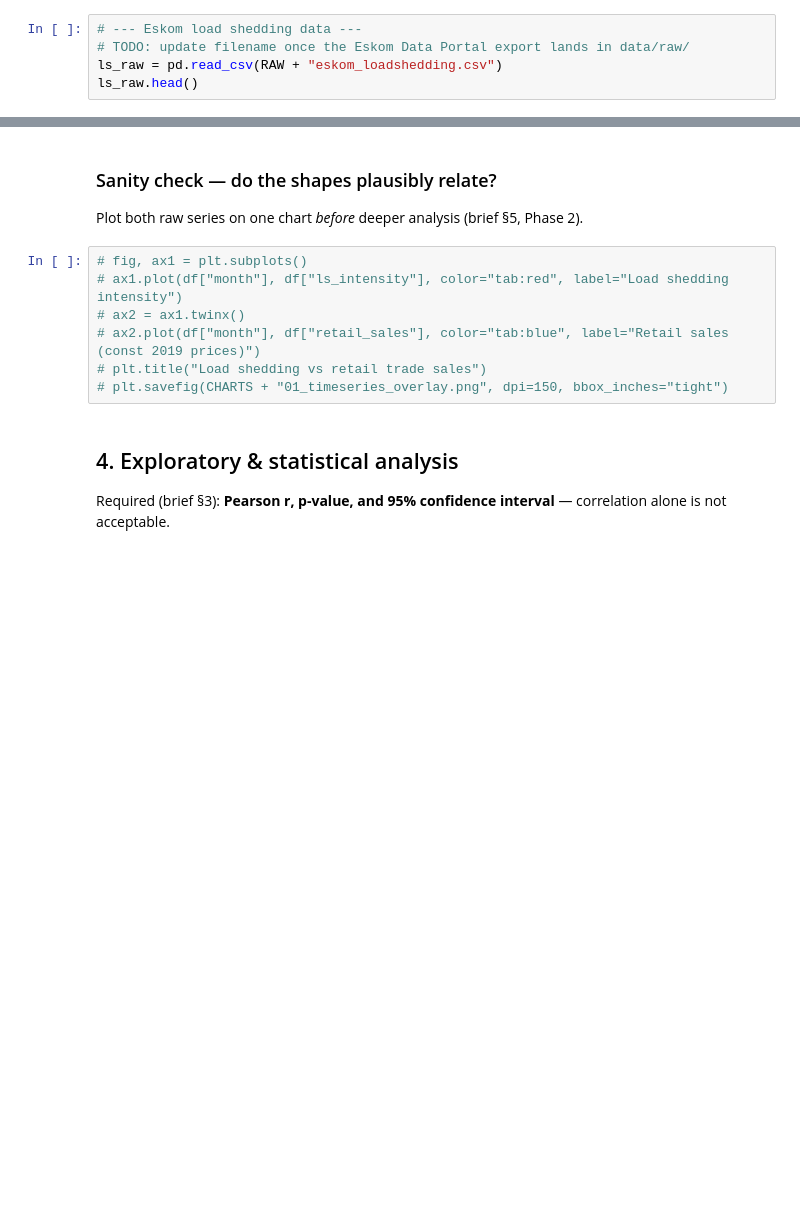
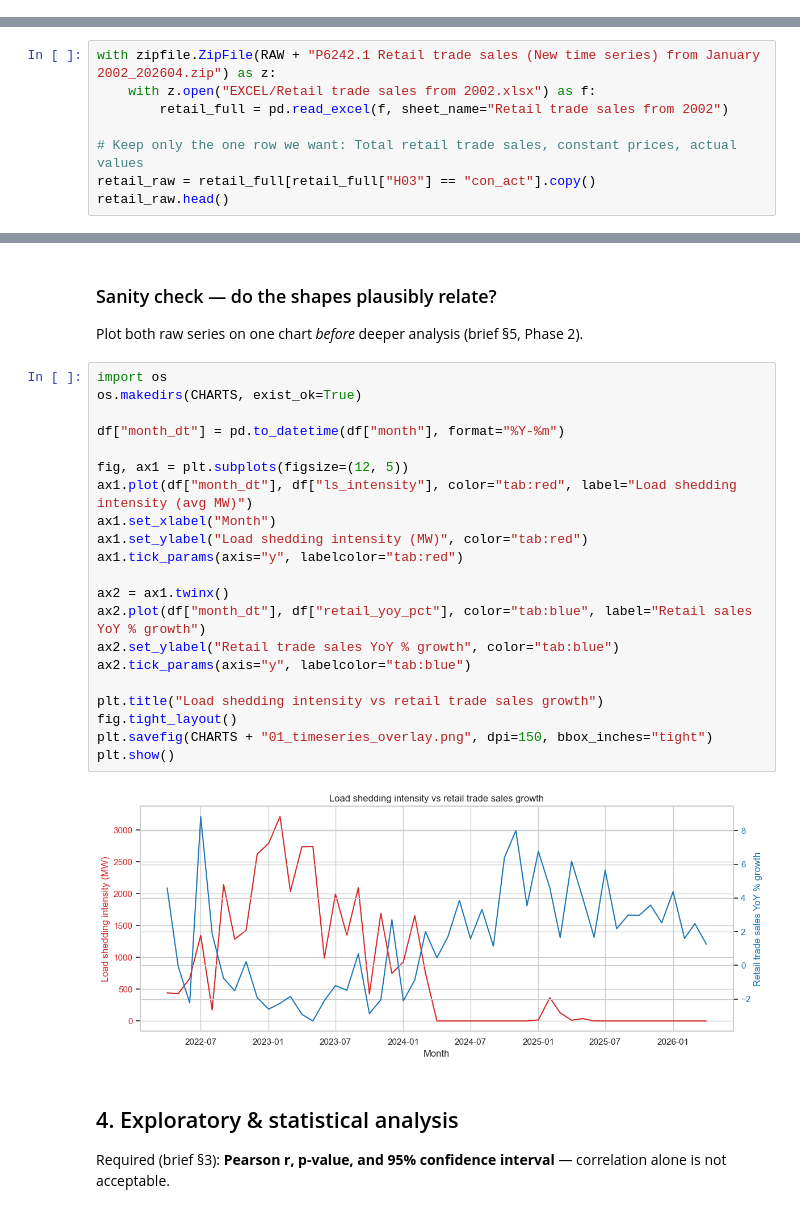
Before and after one commit to Don4chnge/loadshedding-economy, a Jupyter notebook: notebooks/01_loadshedding_economy_analysis.ipynb, the cells around one changed output, grey strips where cells are left out. Cells and saved outputs as stored; diff of their text form; blank space fills up the shorter version.

```diff
--- a/notebooks/01_loadshedding_economy_analysis.ipynb
+++ b/notebooks/01_loadshedding_economy_analysis.ipynb
@@ -29,8 +170,3 @@ CHARTS = "../charts/"
 - **Stats SA P6242.1** — retail trade sales at constant 2019 prices, monthly
 
 > Assumption log: we start with retail trade sales as the single economic indicator (brief §4.2) and monthly granularity, since retail data is monthly.
-# %%
-# --- Eskom load shedding data ---
-# TODO: update filename once the Eskom Data Portal export lands in data/raw/
-ls_raw = pd.read_csv(RAW + "eskom_loadshedding.csv")
-ls_raw.head()
@@ -41,0 +200,8 @@ retail_raw.head()
+# %%
+with zipfile.ZipFile(RAW + "P6242.1 Retail trade sales (New time series) from January 2002_202604.zip") as z:
+    with z.open("EXCEL/Retail trade sales from 2002.xlsx") as f:
+        retail_full = pd.read_excel(f, sheet_name="Retail trade sales from 2002")
+
+# Keep only the one row we want: Total retail trade sales, constant prices, actual values
+retail_raw = retail_full[retail_full["H03"] == "con_act"].copy()
+retail_raw.head()
@@ -56,12 +258,28 @@ import sys; sys.path.append("../src")
 ### Sanity check — do the shapes plausibly relate?
 Plot both raw series on one chart *before* deeper analysis (brief §5, Phase 2).
 # %%
-# fig, ax1 = plt.subplots()
-# ax1.plot(df["month"], df["ls_intensity"], color="tab:red", label="Load shedding intensity")
-# ax2 = ax1.twinx()
-# ax2.plot(df["month"], df["retail_sales"], color="tab:blue", label="Retail sales (const 2019 prices)")
-# plt.title("Load shedding vs retail trade sales")
-# plt.savefig(CHARTS + "01_timeseries_overlay.png", dpi=150, bbox_inches="tight")
+import os
+os.makedirs(CHARTS, exist_ok=True)
+
+df["month_dt"] = pd.to_datetime(df["month"], format="%Y-%m")
+
+fig, ax1 = plt.subplots(figsize=(12, 5))
+ax1.plot(df["month_dt"], df["ls_intensity"], color="tab:red", label="Load shedding intensity (avg MW)")
+ax1.set_xlabel("Month")
+ax1.set_ylabel("Load shedding intensity (MW)", color="tab:red")
+ax1.tick_params(axis="y", labelcolor="tab:red")
+
+ax2 = ax1.twinx()
+ax2.plot(df["month_dt"], df["retail_yoy_pct"], color="tab:blue", label="Retail sales YoY % growth")
+ax2.set_ylabel("Retail trade sales YoY % growth", color="tab:blue")
+ax2.tick_params(axis="y", labelcolor="tab:blue")
+
+plt.title("Load shedding intensity vs retail trade sales growth")
+fig.tight_layout()
+plt.savefig(CHARTS + "01_timeseries_overlay.png", dpi=150, bbox_inches="tight")
+plt.show()
+# %% [output]
+[figure, added]
 # %% [markdown]
 ## 4. Exploratory & statistical analysis
 
```
Also changed, not shown: parts of 19 cells of this notebook, 5 other files.
